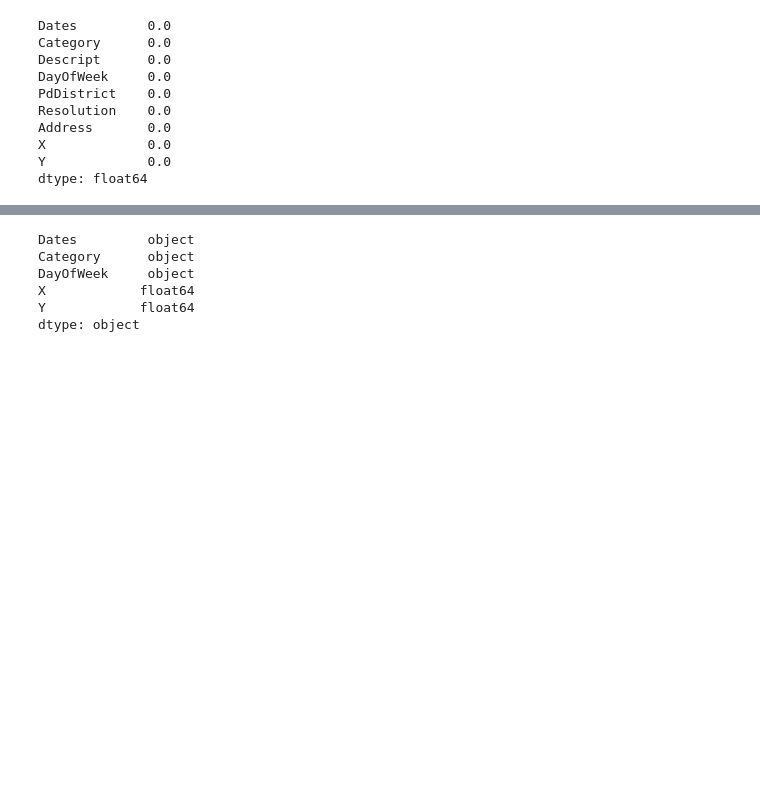
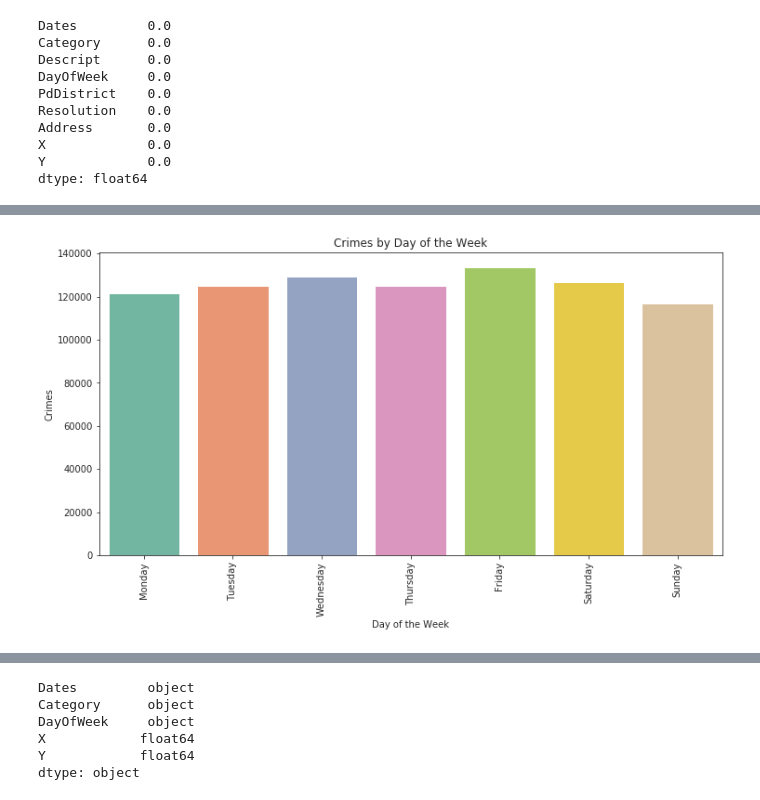
Before and after one commit to fescobar96/Crime-Prediction-in-San-Francisco, a Jupyter notebook: EDA_and_Model.ipynb, the cells around one changed output, grey strips where cells are left out. Cells and saved outputs as stored; diff of their text form; code cells hidden in the pictures; blank space fills up the shorter version.

```diff
--- a/EDA_and_Model.ipynb
+++ b/EDA_and_Model.ipynb
@@ -50,0 +72,10 @@ dtype: float64
+# %%
+plt.figure(figsize=(12,6))
+sns.countplot(x="DayOfWeek", data=data, order=["Monday", "Tuesday", "Wednesday", "Thursday", "Friday", "Saturday", "Sunday"])
+plt.title("Crimes by Day of the Week")
+plt.xlabel("Day of the Week")
+plt.ylabel("Crimes")
+plt.xticks(rotation=90)
+plt.show()
+# %% [output]
+[figure, added]
```
Also changed, not shown: parts of 11 cells of this notebook.
